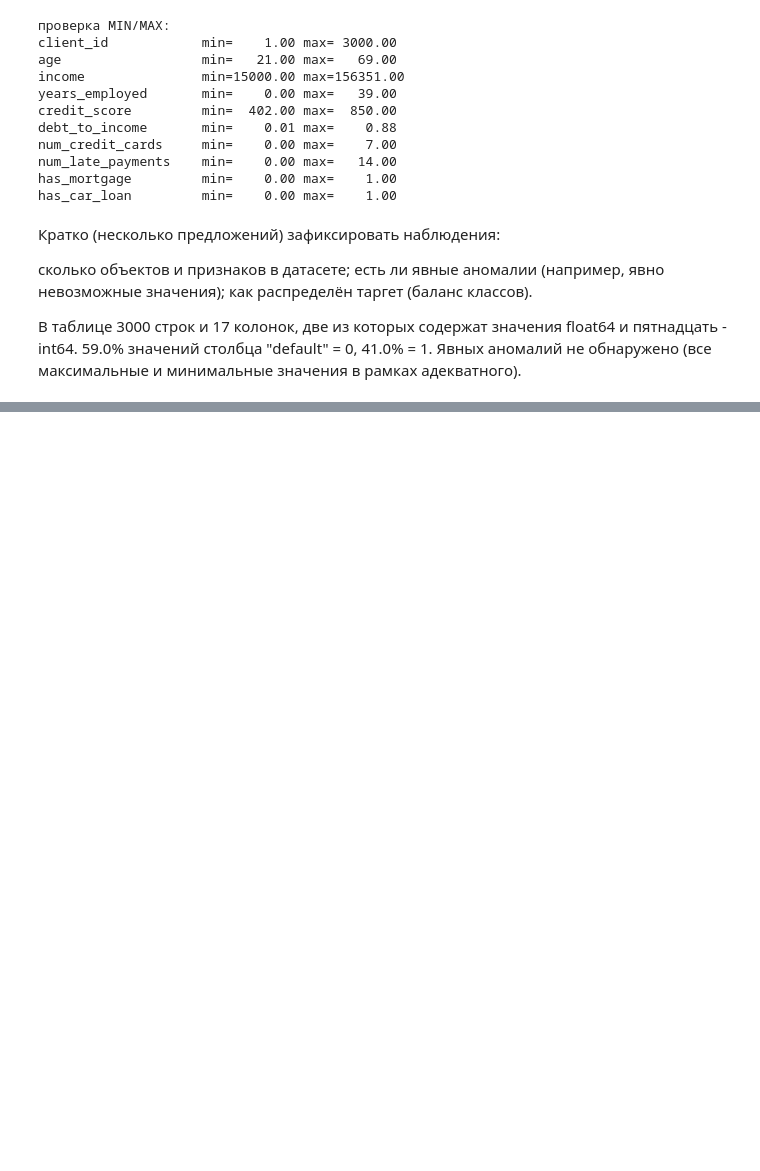
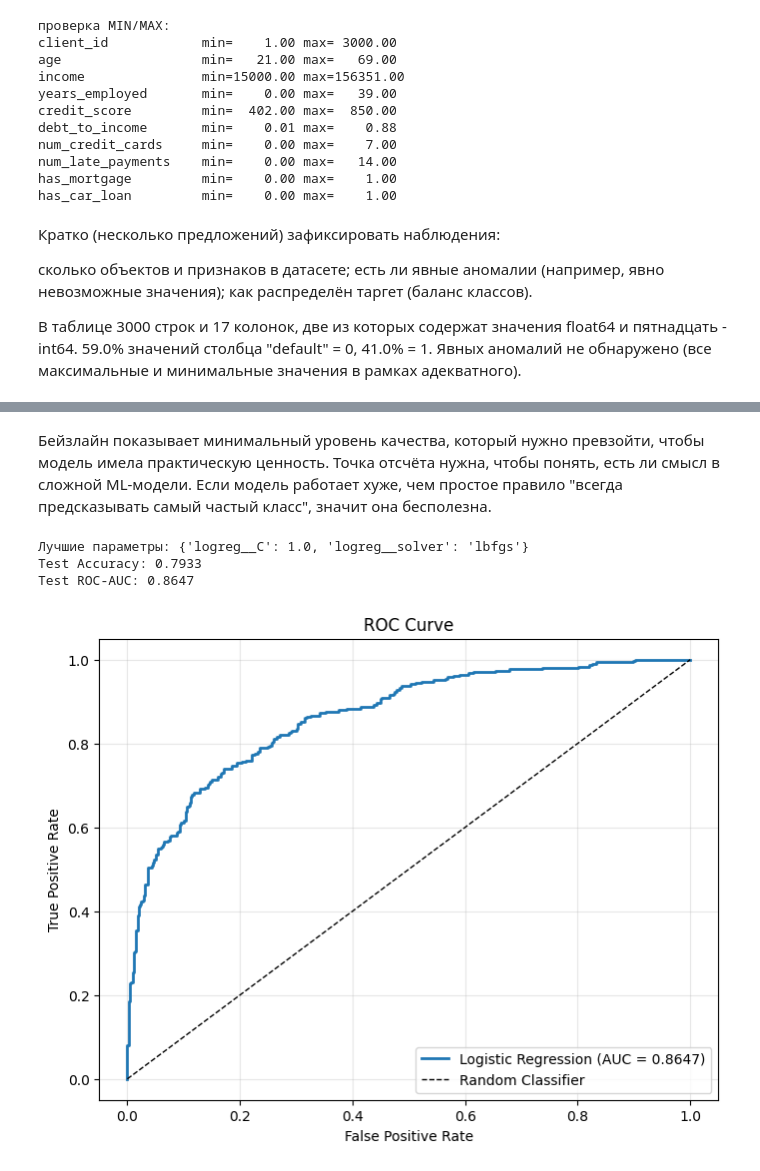
Before and after one commit to kitaevakatya1-tech/Grib, a Jupyter notebook: homeworks/HW05/HW05.ipynb, the cells around one changed output, grey strips where cells are left out. Drawn from its saved outputs; the diff is of its cells as text; code cells hidden in the pictures; blank space fills up the shorter version.

```diff
--- a/homeworks/HW05/HW05.ipynb
+++ b/homeworks/HW05/HW05.ipynb
@@ -115,14 +115,12 @@ has_car_loan         min=    0.00 max=    1.00
 # таргет – столбец default;
 # в качестве признаков использовать все остальные осмысленные столбцы (кроме client_id, который можно удалить или не использовать в X).
 
+# copy(): Чтобы изменения в x и y не влияли на оригинальную таблицу df
 
-y = df['default'].copy()
-print(f" Target y: столбец 'default', размер {y.shape}")
-
-columns_to_drop = ['default']
-if 'client_id' in df.columns:
-    columns_to_drop.append('client_id')
-
-X = df.drop(columns=columns_to_drop).copy()
-print(f" Features X: {X.shape[1]} признаков, размер {X.shape}")
+y = df['default'].copy() # вектор таргета
+X = df.drop(columns=['default', 'client_id']) # удаляем из таблицы ненужные столбцы
+print(f"\n Используемые признаки ({len(X.columns)} шт.):") # показываем, какие колонки остались в X
+for i, col in enumerate(X.columns, 1):
+    dtype = str(X[col].dtype)
+    print(f"  {i:2d}. {col:<25} [{dtype}]")
 # %% [output]
@@ -130,0 +174,58 @@ print(f" Features X: {X.shape[1]} признаков, размер {X.shape}")
+# %% [markdown]
+Бейзлайн показывает минимальный уровень качества, который нужно превзойти, чтобы модель имела практическую ценность.
+Точка отсчёта нужна, чтобы понять, есть ли смысл в сложной ML-модели.
+Если модель работает хуже, чем простое правило "всегда предсказывать самый частый класс", значит она бесполезна.
+# %%
+pipe = Pipeline([
+    ("scaler", StandardScaler()),
+    ("logreg", LogisticRegression(max_iter=1000))
+])
+
+# Параметры для подбора
+param_grid = {
+    'logreg__C': [0.01, 0.1, 1.0, 10.0, 100.0],
+    'logreg__solver': ['lbfgs', 'liblinear']
+}
+
+# Поиск лучших параметров
+grid_search = GridSearchCV(pipe, param_grid, cv=5, scoring='roc_auc', n_jobs=-1)
+grid_search.fit(X_train, y_train)
+
+# Оценка лучшей модели
+best_model = grid_search.best_estimator_
+y_pred = best_model.predict(X_test)
+y_pred_proba = best_model.predict_proba(X_test)[:, 1]
+
+# Метрики
+accuracy = accuracy_score(y_test, y_pred)
+roc_auc = roc_auc_score(y_test, y_pred_proba)
+
+print(f"Лучшие параметры: {grid_search.best_params_}")
+print(f"Test Accuracy: {accuracy:.4f}")
+print(f"Test ROC-AUC: {roc_auc:.4f}")
+
+# 6. ROC-кривая
+fpr, tpr, _ = roc_curve(y_test, y_pred_proba)
+
+plt.figure(figsize=(8, 6))
+plt.plot(fpr, tpr, label=f'Logistic Regression (AUC = {roc_auc:.4f})', linewidth=2)
+plt.plot([0, 1], [0, 1], 'dummy = DummyClassifier(strategy='stratified').fit(X_train, y_train)
+acc_dummy = accuracy_score(y_test, dummy.predict(X_test))
+auc_dummy = roc_auc_score(y_test, dummy.predict_proba(X_test)[:, 1])
+
+print(pd.DataFrame({
+    'Model': ['Dummy', 'LogReg'],
+    'Accuracy': [acc_dummy, accuracy],
+    'ROC-AUC': [auc_dummy, roc_auc]
+}))k--', label='Random Classifier', linewidth=1)
+plt.xlabel('False Positive Rate')
+plt.ylabel('True Positive Rate')
+plt.title('ROC Curve')
+plt.legend(loc='lower right')
+plt.grid(True, alpha=0.3)
+plt.show()
+# %% [output]
+Лучшие параметры: {'logreg__C': 1.0, 'logreg__solver': 'lbfgs'}
+Test Accuracy: 0.7933
+Test ROC-AUC: 0.8647
+[figure, added]
```
Also changed, not shown: parts of 6 cells of this notebook.
